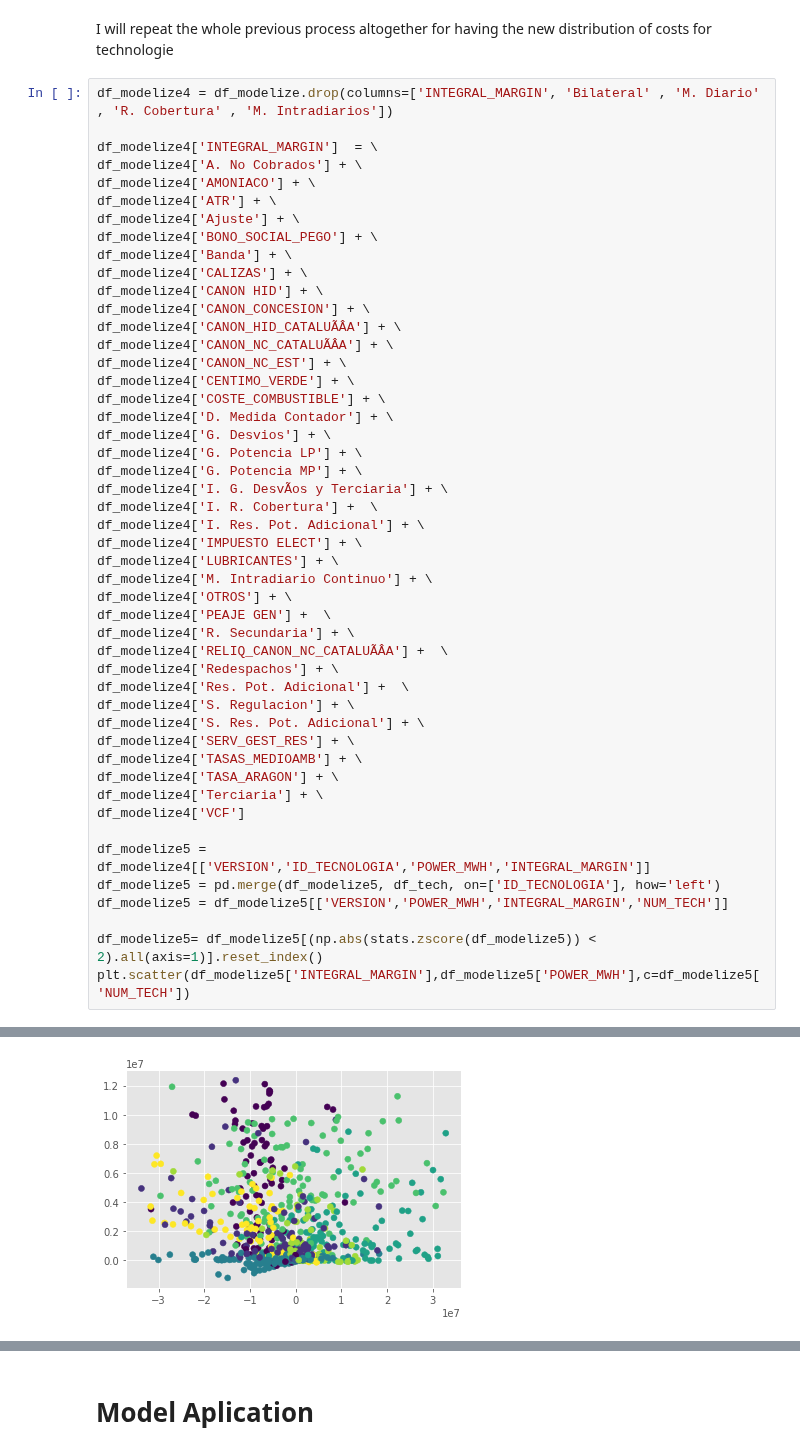
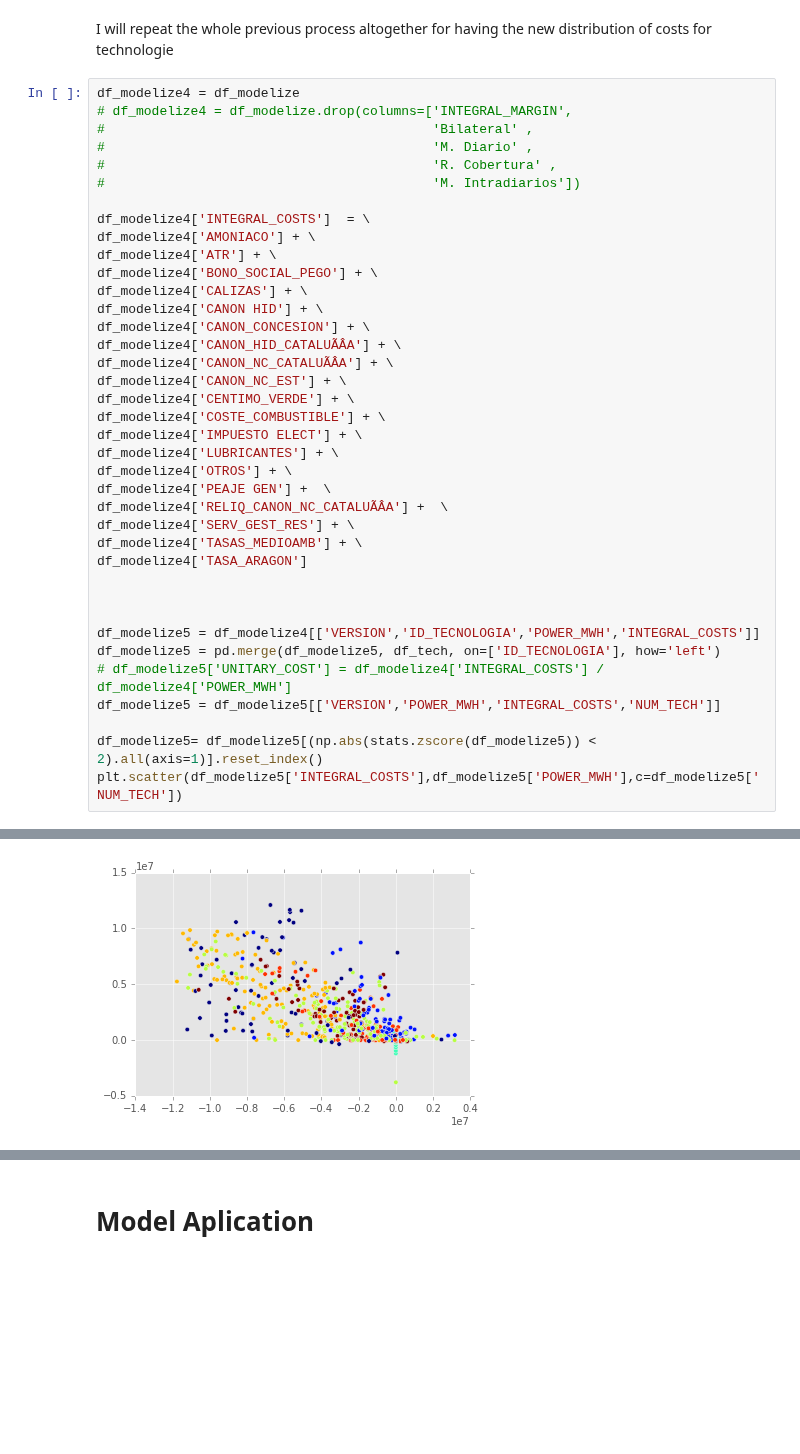
Before and after one commit to davescusope/TFM_Data_Science, a Jupyter notebook: 05. Modeling.ipynb, the cells around one changed output, grey strips where cells are left out. Drawn from its saved outputs; the diff is of its cells as text; blank space fills up the shorter version.

```diff
--- a/05. Modeling.ipynb
+++ b/05. Modeling.ipynb
@@ -185,15 +185,17 @@ INTEGRAL_MARGIN             0.026319   0.985874         1.000000
 # %% [markdown]
 I will repeat the whole previous process altogether for having the new distribution of costs for technologie
 # %%
-df_modelize4 = df_modelize.drop(columns=['INTEGRAL_MARGIN', 'Bilateral' , 'M. Diario' , 'R. Cobertura' , 'M. Intradiarios'])
+df_modelize4 = df_modelize
+# df_modelize4 = df_modelize.drop(columns=['INTEGRAL_MARGIN',
+#                                          'Bilateral' ,
+#                                          'M. Diario' ,
+#                                          'R. Cobertura' ,
+#                                          'M. Intradiarios'])
 
-df_modelize4['INTEGRAL_MARGIN']  = \
-df_modelize4['A. No Cobrados'] + \
+df_modelize4['INTEGRAL_COSTS']  = \
 df_modelize4['AMONIACO'] + \
 df_modelize4['ATR'] + \
-df_modelize4['Ajuste'] + \
 df_modelize4['BONO_SOCIAL_PEGO'] + \
-df_modelize4['Banda'] + \
 df_modelize4['CALIZAS'] + \
 df_modelize4['CANON HID'] + \
 df_modelize4['CANON_CONCESION'] + \
@@ -202,16 +204,7 @@
 df_modelize4['CANON_NC_EST'] + \
 df_modelize4['CENTIMO_VERDE'] + \
 df_modelize4['COSTE_COMBUSTIBLE'] + \
-df_modelize4['D. Medida Contador'] + \
-df_modelize4['G. Desvios'] + \
-df_modelize4['G. Potencia LP'] + \
-df_modelize4['G. Potencia MP'] + \
-df_modelize4['I. G. DesvÃ­os y Terciaria'] + \
-df_modelize4['I. R. Cobertura'] +  \
-df_modelize4['I. Res. Pot. Adicional'] + \
 df_modelize4['IMPUESTO ELECT'] + \
 df_modelize4['LUBRICANTES'] + \
-df_modelize4['M. Intradiario Continuo'] + \
 df_modelize4['OTROS'] + \
 df_modelize4['PEAJE GEN'] +  \
-df_modelize4['R. Secundaria'] + \
@@ -219,19 +212,16 @@
-df_modelize4['Redespachos'] + \
-df_modelize4['Res. Pot. Adicional'] +  \
-df_modelize4['S. Regulacion'] + \
-df_modelize4['S. Res. Pot. Adicional'] + \
 df_modelize4['SERV_GEST_RES'] + \
 df_modelize4['TASAS_MEDIOAMB'] + \
-df_modelize4['TASA_ARAGON'] + \
-df_modelize4['Terciaria'] + \
-df_modelize4['VCF']
+df_modelize4['TASA_ARAGON']
 
-df_modelize5 = df_modelize4[['VERSION','ID_TECNOLOGIA','POWER_MWH','INTEGRAL_MARGIN']]
+
+
+df_modelize5 = df_modelize4[['VERSION','ID_TECNOLOGIA','POWER_MWH','INTEGRAL_COSTS']]
 df_modelize5 = pd.merge(df_modelize5, df_tech, on=['ID_TECNOLOGIA'], how='left')
-df_modelize5 = df_modelize5[['VERSION','POWER_MWH','INTEGRAL_MARGIN','NUM_TECH']]
+# df_modelize5['UNITARY_COST'] = df_modelize4['INTEGRAL_COSTS'] / df_modelize4['POWER_MWH']
+df_modelize5 = df_modelize5[['VERSION','POWER_MWH','INTEGRAL_COSTS','NUM_TECH']]
 
 df_modelize5= df_modelize5[(np.abs(stats.zscore(df_modelize5)) < 2).all(axis=1)].reset_index()
-plt.scatter(df_modelize5['INTEGRAL_MARGIN'],df_modelize5['POWER_MWH'],c=df_modelize5['NUM_TECH'])
+plt.scatter(df_modelize5['INTEGRAL_COSTS'],df_modelize5['POWER_MWH'],c=df_modelize5['NUM_TECH'])
 # %% [output]
 <matplotlib.collections.PathCollection at 0x...>
-[figure, old version]
+[figure, new version]
```
Also changed, not shown: parts of 24 cells of this notebook, 2 other files.
